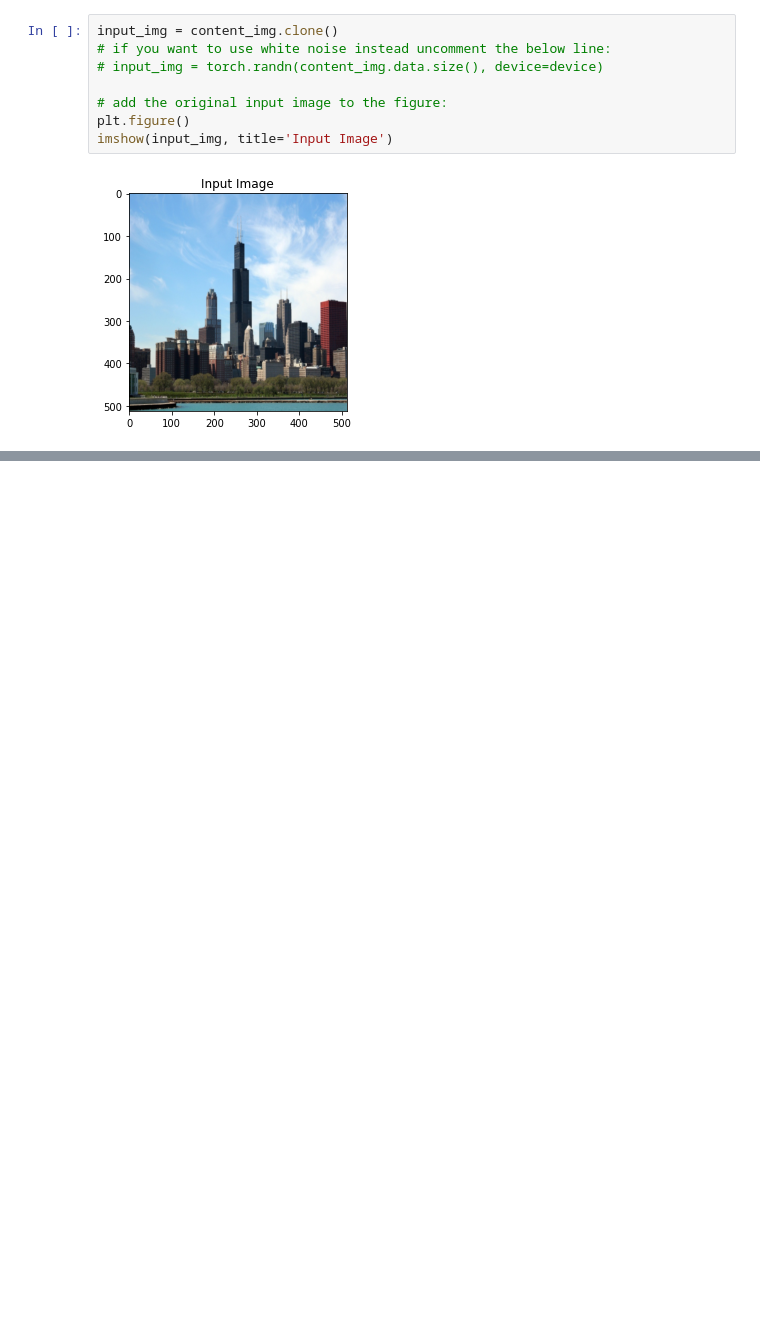
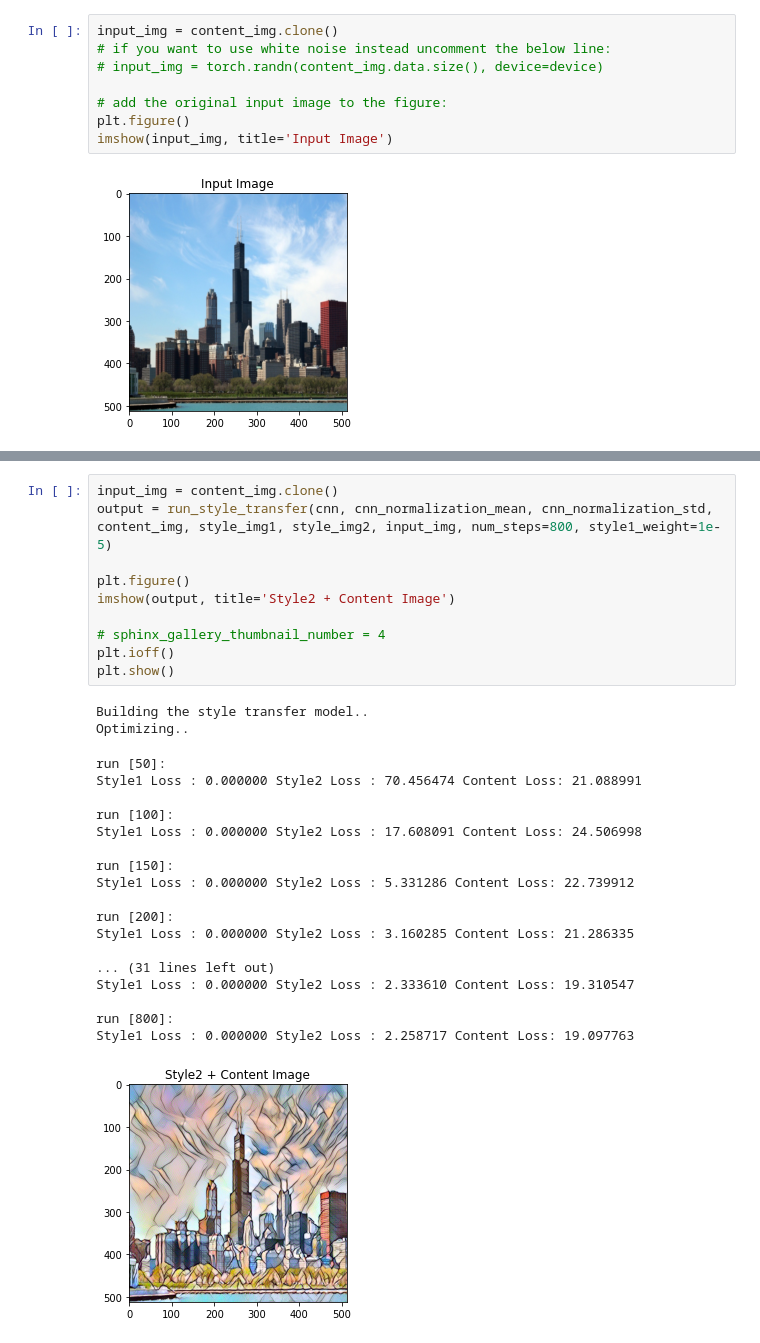
Before and after one commit to jiabinnn/ImageStyleTransfer, a Jupyter notebook: ImgTransferWith2Styles.ipynb, the cells around one changed output, grey strips where cells are left out. Saved outputs shown, nothing was run; the diff lists cells and outputs as text; blank space fills up the shorter version.

```diff
--- a/ImgTransferWith2Styles.ipynb
+++ b/ImgTransferWith2Styles.ipynb
@@ -295 +334,32 @@ def run_style_transfer(cnn, normalization_mean, normalization_std, content_img,
+# %%
+input_img = content_img.clone()
+output = run_style_transfer(cnn, cnn_normalization_mean, cnn_normalization_std, content_img, style_img1, style_img2, input_img, num_steps=800, style1_weight=1e-5)
+
+plt.figure()
+imshow(output, title='Style2 + Content Image')
+
+# sphinx_gallery_thumbnail_number = 4
+plt.ioff()
+plt.show()
+# %% [output]
+Building the style transfer model..
+Optimizing..
+run [50]:
+Style1 Loss : 0.000000 Style2 Loss : 70.456474 Content Loss: 21.088991
+
+run [100]:
+Style1 Loss : 0.000000 Style2 Loss : 17.608091 Content Loss: 24.506998
+
+run [150]:
+Style1 Loss : 0.000000 Style2 Loss : 5.331286 Content Loss: 22.739912
+
+run [200]:
+Style1 Loss : 0.000000 Style2 Loss : 3.160285 Content Loss: 21.286335
+
+... (31 lines left out)
+Style1 Loss : 0.000000 Style2 Loss : 2.333610 Content Loss: 19.310547
+
+run [800]:
+Style1 Loss : 0.000000 Style2 Loss : 2.258717 Content Loss: 19.097763
+[figure, added]
 # %%
```
Also changed, not shown: parts of 11 cells of this notebook, 1 other file.
